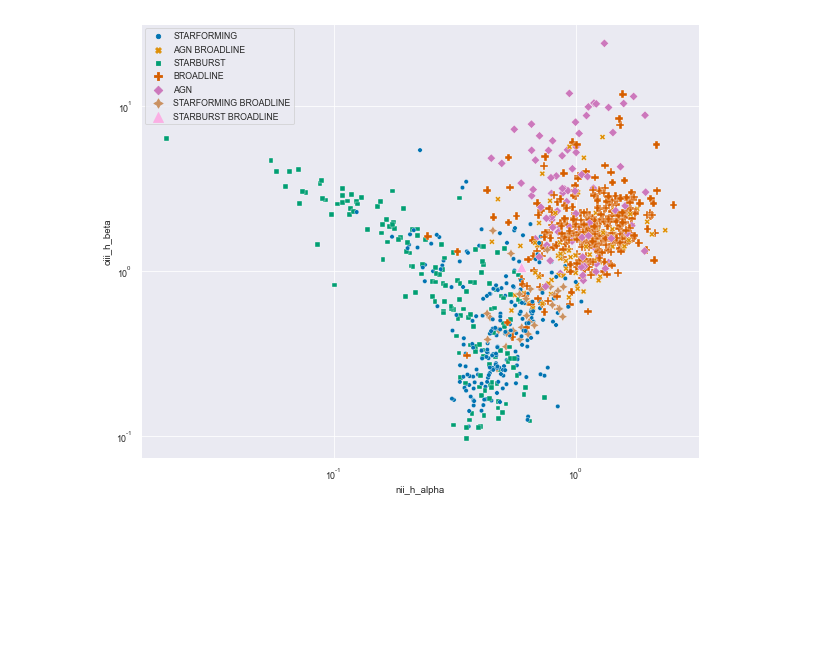
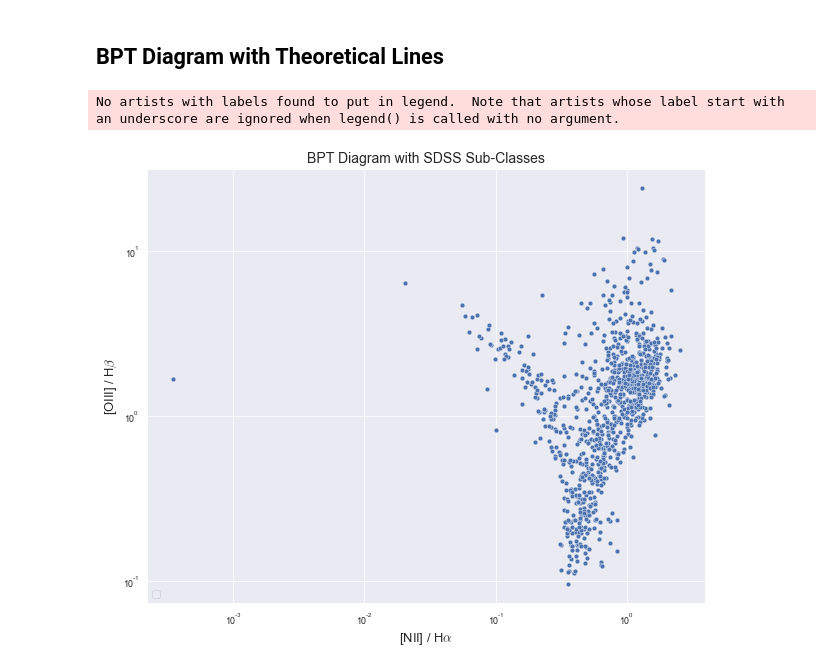
Before and after one commit to NicoGalvarino/AGN_Tutorials_Git, a Jupyter notebook: Tutorial_4_finding_qsos/finding_qsos.ipynb, the cells around one changed output. Saved outputs shown, nothing was run; the diff lists cells and outputs as text; code cells hidden in the pictures; blank space fills up the shorter version.

Commit message:
finding qsos: report part 1.1 & 1st corner plot

```diff
--- a/Tutorial_4_finding_qsos/finding_qsos.ipynb
+++ b/Tutorial_4_finding_qsos/finding_qsos.ipynb
@@ -56,14 +89,24 @@ qsos['oiii_h_beta'] = qsos.apply(lambda x: x['oiii_5007_flux'] / x['h_beta_flux'
+# %% [markdown]
+## BPT Diagram with Theoretical Lines
 # %%
 plt.figure(figsize=(10, 8))
 
-sns.scatterplot(data=qsos, x='nii_h_alpha', y='oiii_h_beta', palette='colorblind',
-                hue='subclass', style='subclass', size='subclass', sizes=(100, 20))
+sns.scatterplot(data=qsos, x='nii_h_alpha', y='oiii_h_beta', palette='colorblind'
+                #hue='subclass', style='subclass', size='subclass', sizes=(100, 20)
+                )
+
+plt.title('BPT Diagram ', fontsize=14)
+plt.xlabel(r'[NII] / H$\alpha$', fontsize=13)
+plt.ylabel(r'[OIII] / H$\beta$', fontsize=13)
 
 plt.xscale('log')
 plt.yscale('log')
 
-plt.legend()
+plt.legend(loc='lower left', fontsize=10)
+
+# plt.savefig('BPT_.pdf')
 
 plt.show()
 # %% [output]
+No artists with labels found to put in legend.  Note that artists whose label start with an underscore are ignored when legend() is called with no argument.
-[figure, old version]
+[figure, new version]
```
Also changed, not shown: parts of 10 cells of this notebook, 8 other files.
